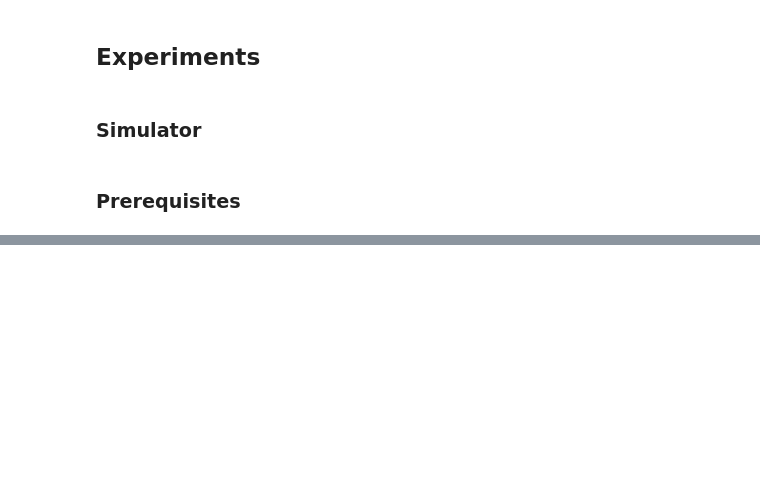
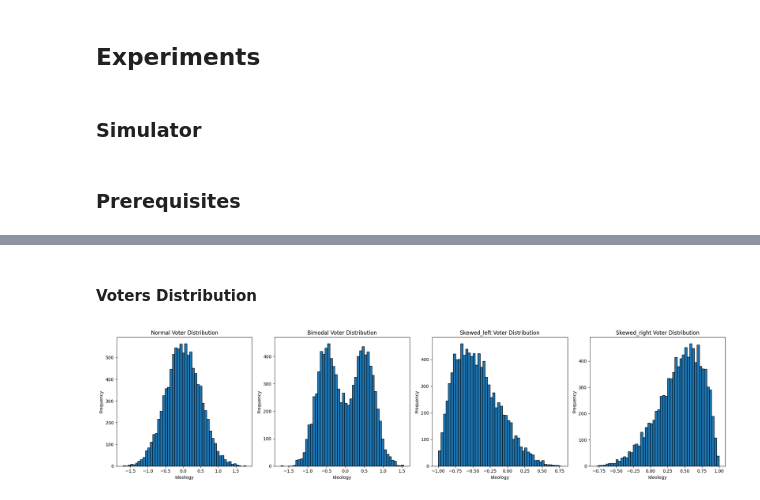
Before and after one commit to kentaro/bidirectional-quadratic-voting, a Jupyter notebook: experiments.ipynb, the cells around one changed output, grey strips where cells are left out. Cells and saved outputs as stored; diff of their text form; code cells hidden in the pictures; blank space fills up the shorter version.

```diff
--- a/experiments.ipynb
+++ b/experiments.ipynb
@@ -263,0 +202,27 @@ Candidate5 (Ideology: 1.00): [2.57257554 4.33668518 3.55546129 2.15470193 4.1127
+# %% [markdown]
+#### Voters Distribution
+# %%
+# セル1: 投票者の分布
+
+import matplotlib.pyplot as plt
+
+results = {}
+for v_dist in voter_distributions:
+    voter_preferences, voter_ideologies = generate_voter_preferences(num_voters, num_issues, v_dist)
+    normal_scores = calculate_normal_voting_matching_scores(voter_preferences, candidate_preferences)
+    quadratic_scores = calculate_quadratic_voting_matching_scores(voter_preferences, candidate_preferences)
+    bidirectional_scores = calculate_bidirectional_quadratic_voting_matching_scores(voter_preferences, candidate_preferences)
+    results[v_dist] = (voter_ideologies, normal_scores, quadratic_scores, bidirectional_scores)
+
+fig, axes = plt.subplots(1, 4, figsize=(20, 5))
+
+for i, (v_dist, (voter_ideologies, _, _, _)) in enumerate(results.items()):
+    axes[i].hist(voter_ideologies, bins=50, edgecolor='black')
+    axes[i].set_title(f'{v_dist.capitalize()} Voter Distribution')
+    axes[i].set_xlabel('Ideology')
+    axes[i].set_ylabel('Frequency')
+
+plt.tight_layout()
+plt.show()
+# %% [output]
+[figure, added]
```
Also changed, not shown: parts of 5 cells of this notebook, 5 other files.
